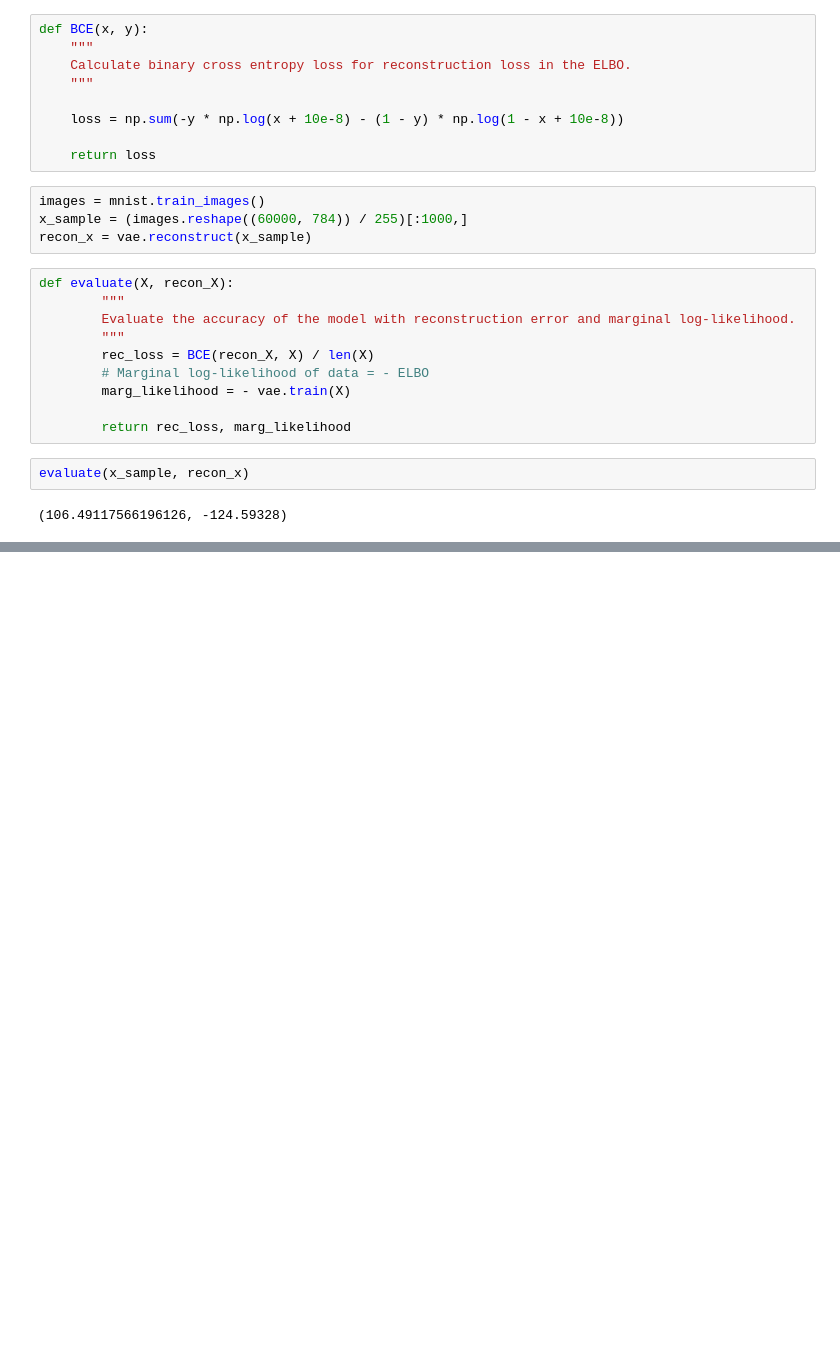
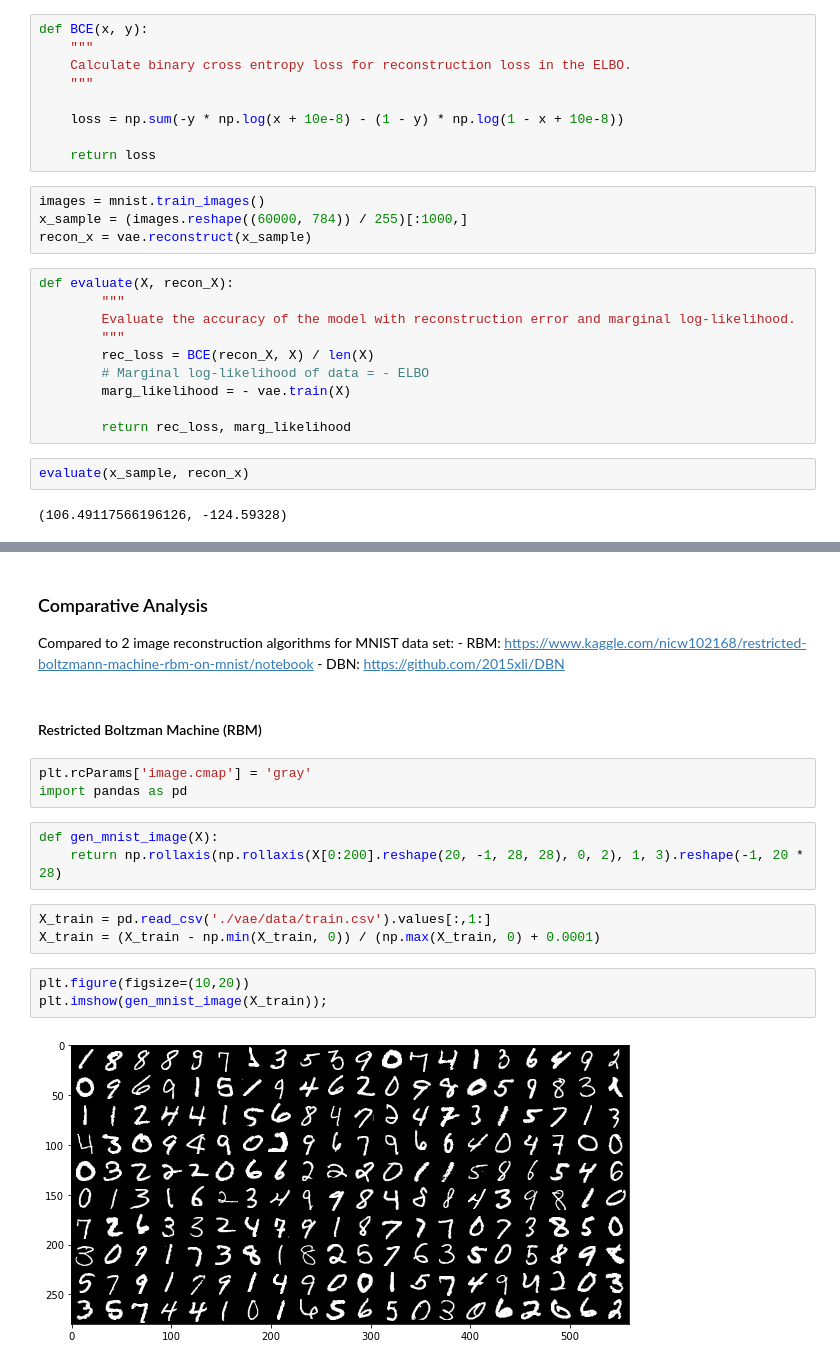
Before and after one commit to yizi0511/sta_663_vae, a Jupyter notebook: VAE-TF.ipynb, the cells around one changed output, grey strips where cells are left out. Cells and saved outputs as stored; diff of their text form; blank space fills up the shorter version.

Commit message:
compared algorithms; uploaded brain graphs data

```diff
--- a/VAE-TF.ipynb
+++ b/VAE-TF.ipynb
@@ -308,0 +300,21 @@ Compared to 2 generative models for images:
+# %% [markdown]
+### Comparative Analysis
+Compared to 2 image reconstruction algorithms for MNIST data set:
+    - RBM: https://www.kaggle.com/nicw102168/restricted-boltzmann-machine-rbm-on-mnist/notebook
+    - DBN: https://github.com/2015xli/DBN
+# %% [markdown]
+#### Restricted Boltzman Machine (RBM)
+# %%
+plt.rcParams['image.cmap'] = 'gray'
+import pandas as pd
+# %%
+def gen_mnist_image(X):
+    return np.rollaxis(np.rollaxis(X[0:200].reshape(20, -1, 28, 28), 0, 2), 1, 3).reshape(-1, 20 * 28)
+# %%
+X_train = pd.read_csv('./vae/data/train.csv').values[:,1:]
+X_train = (X_train - np.min(X_train, 0)) / (np.max(X_train, 0) + 0.0001)
+# %%
+plt.figure(figsize=(10,20))
+plt.imshow(gen_mnist_image(X_train));
+# %% [output]
+[figure, added]
```
Also changed, not shown: parts of 23 cells of this notebook, 31 other files.
